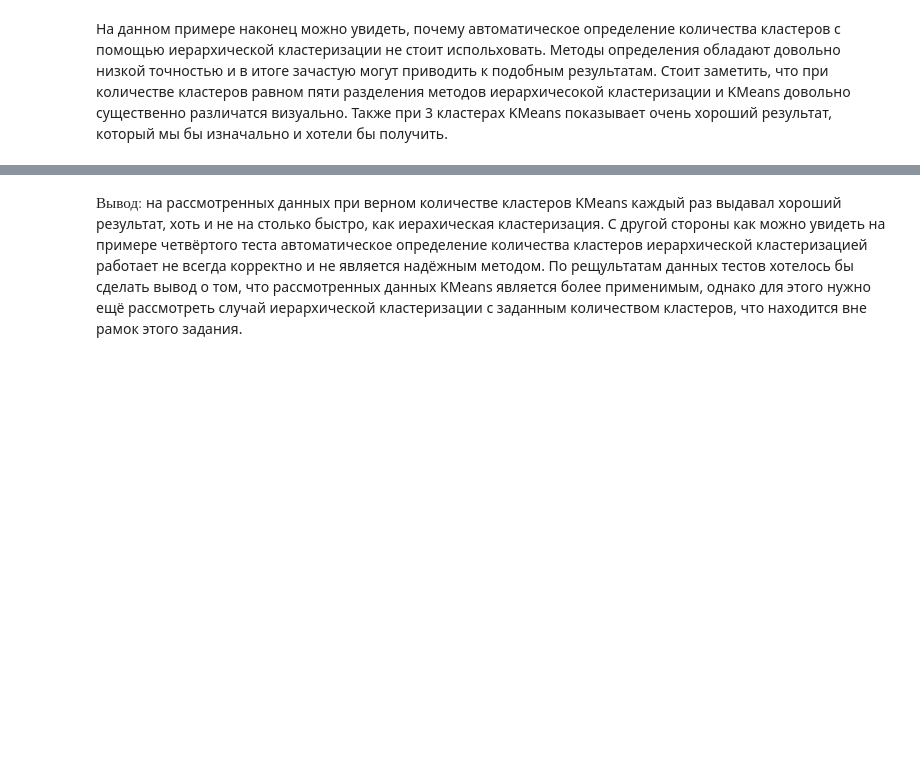
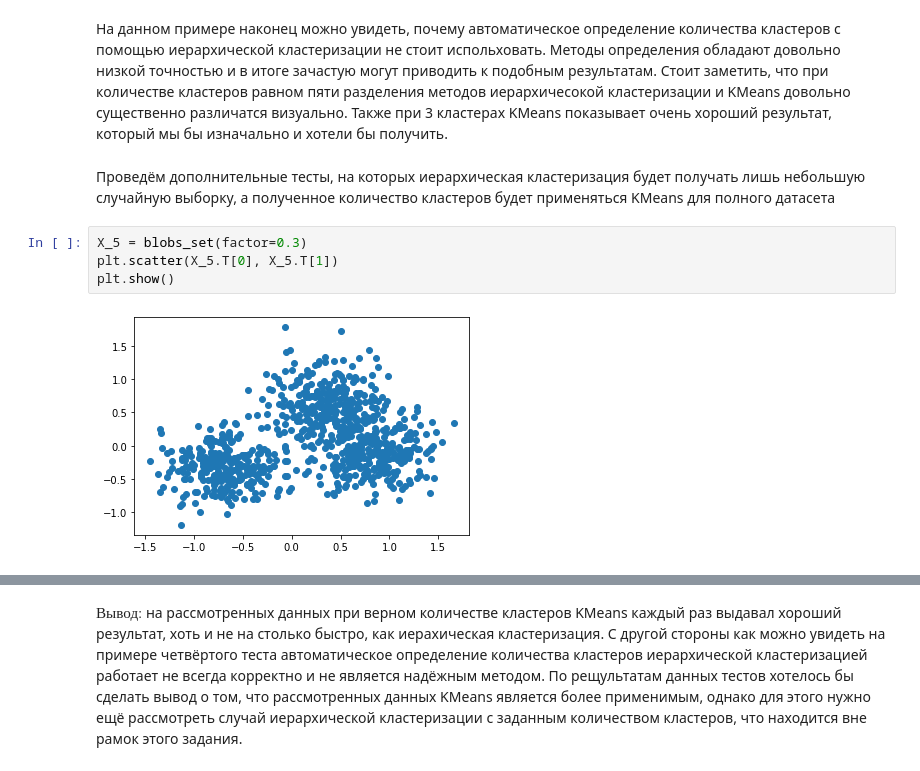
Before and after one commit to ReOT20/spbu_ml_s1_2021, a Jupyter notebook: kmeans_vs_hierarchical.ipynb, the cells around one changed output, grey strips where cells are left out. Cells and saved outputs as stored; diff of their text form; blank space fills up the shorter version.

```diff
--- a/kmeans_vs_hierarchical.ipynb
+++ b/kmeans_vs_hierarchical.ipynb
@@ -178,3 +179,11 @@ Time:0.0559844970703125
 [figure]
 # %% [markdown]
 На данном примере наконец можно увидеть, почему автоматическое определение количества кластеров с помощью иерархической кластеризации не стоит испольховать. Методы определения обладают довольно низкой точностью и в итоге зачастую могут приводить к подобным результатам. Стоит заметить, что при количестве кластеров равном пяти разделения методов иерархичесокой кластеризации и KMeans довольно существенно различатся визуально. Также при 3 кластерах KMeans показывает очень хороший результат, который мы бы изначально и хотели бы получить.
+# %% [markdown]
+Проведём дополнительные тесты, на которых иерархическая кластеризация будет получать лишь небольшую случайную выборку, а полученное количество кластеров будет применяться KMeans для полного датасета
+# %%
+X_5 = blobs_set(factor=0.3)
+plt.scatter(X_5.T[0], X_5.T[1])
+plt.show()
+# %% [output]
+[figure, added]
```
Also changed, not shown: parts of 5 cells of this notebook, 1 other file.
